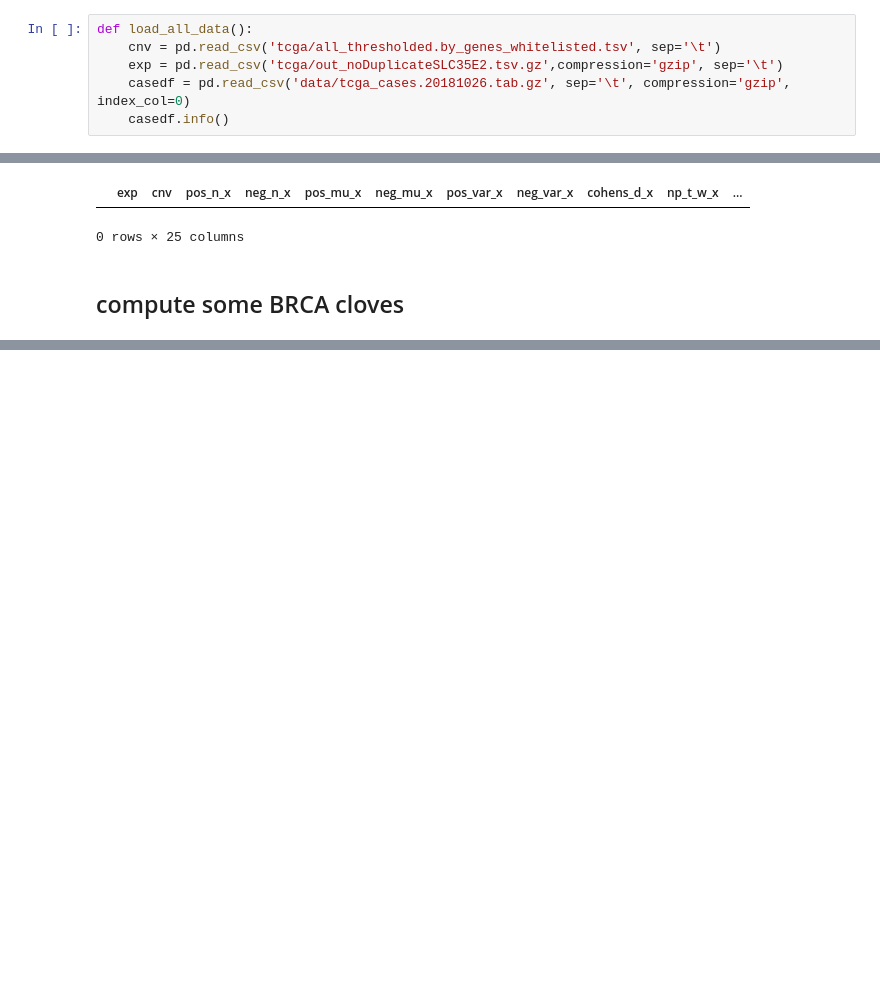
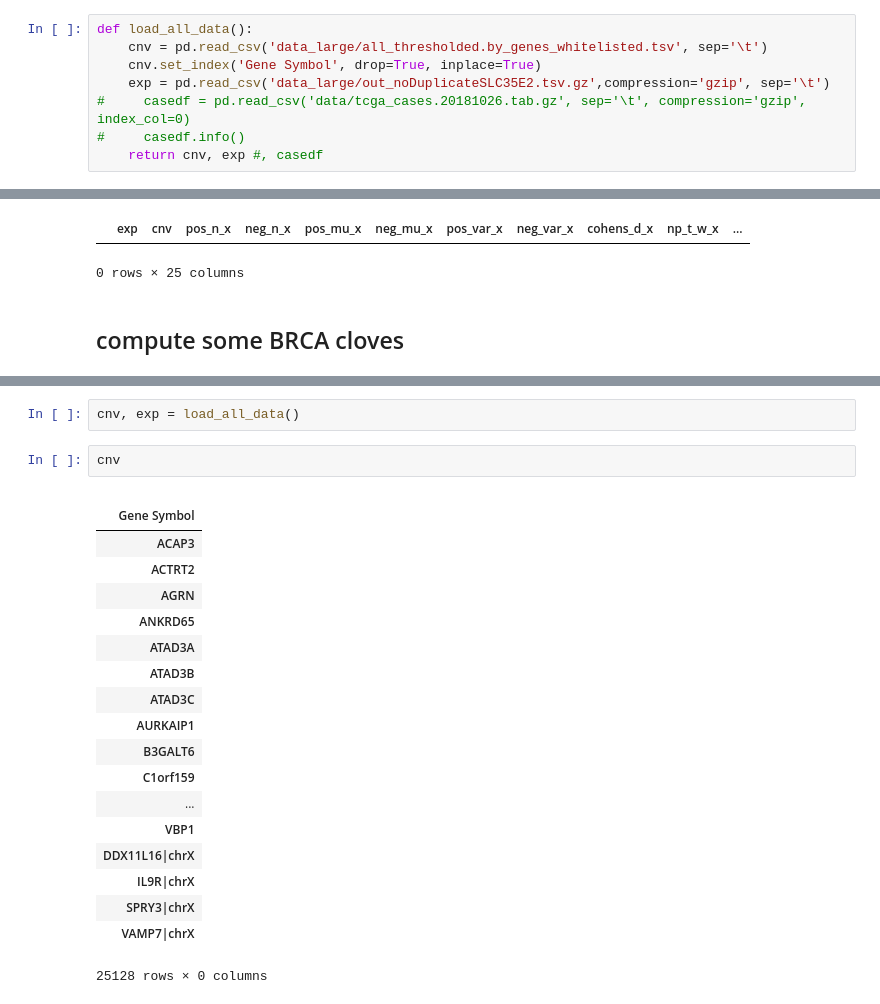
Before and after one commit to thjmattth/clove, a Jupyter notebook: tcga_sandbox.ipynb, the cells around one changed output, grey strips where cells are left out. Saved outputs shown, nothing was run; the diff lists cells and outputs as text; blank space fills up the shorter version.

```diff
--- a/tcga_sandbox.ipynb
+++ b/tcga_sandbox.ipynb
@@ -8,10 +8,12 @@ import matplotlib.pyplot as plt
 import json
 # %%
 def load_all_data():
-    cnv = pd.read_csv('tcga/all_thresholded.by_genes_whitelisted.tsv', sep='\t')
-    exp = pd.read_csv('tcga/out_noDuplicateSLC35E2.tsv.gz',compression='gzip', sep='\t')
-    casedf = pd.read_csv('data/tcga_cases.20181026.tab.gz', sep='\t', compression='gzip', index_col=0)
-    casedf.info()
+    cnv = pd.read_csv('data_large/all_thresholded.by_genes_whitelisted.tsv', sep='\t')
+    cnv.set_index('Gene Symbol', drop=True, inplace=True)
+    exp = pd.read_csv('data_large/out_noDuplicateSLC35E2.tsv.gz',compression='gzip', sep='\t')
+#     casedf = pd.read_csv('data/tcga_cases.20181026.tab.gz', sep='\t', compression='gzip', index_col=0)
+#     casedf.info()
+    return cnv, exp #, casedf
 # %%
 casedf = pd.read_csv('data/tcga_cases.20181026.tab.gz', sep='\t', compression='gzip', index_col=0)
 casedf[casedf['primary_site'].str.contains('bone')]
@@ -412,0 +423,24 @@ merged
+# %%
+cnv, exp = load_all_data()
+# %%
+cnv
+# %% [output]
+|  |
+| Gene Symbol |
+| ACAP3 |
+| ACTRT2 |
+| AGRN |
+| ANKRD65 |
+| ATAD3A |
+| ATAD3B |
+| ATAD3C |
+| AURKAIP1 |
+| B3GALT6 |
+| C1orf159 |
+| ... |
+| VBP1 |
+| DDX11L16|chrX |
+| IL9R|chrX |
+| SPRY3|chrX |
+| VAMP7|chrX |
+25128 rows × 0 columns
```
Also changed, not shown: parts of 11 cells of this notebook, 13 other files.
